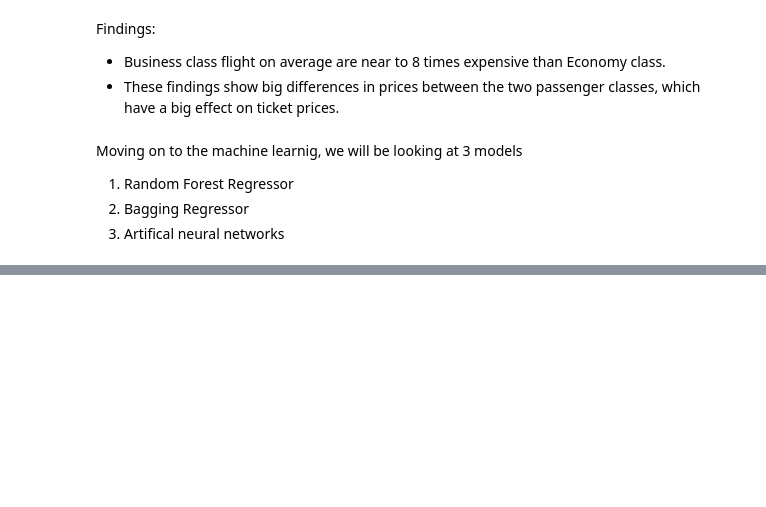
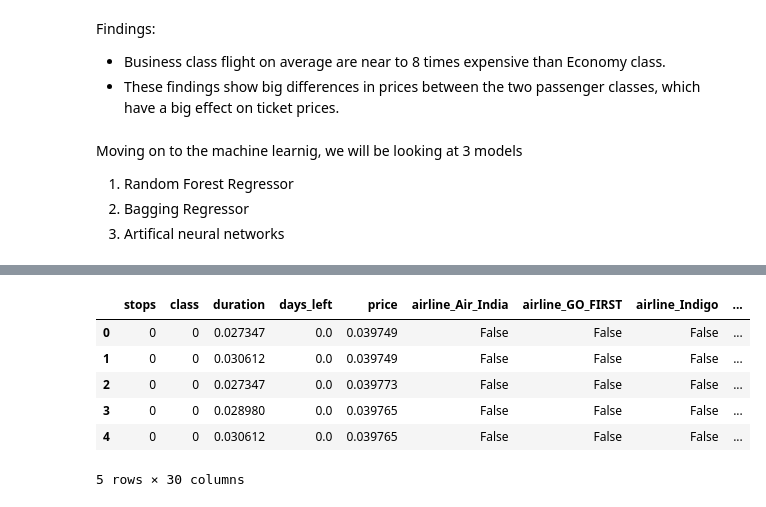
Before and after one commit to adimehta97/AIM-Final-Project, a Jupyter notebook: Flight_Price_Prediction_|_AIM_Final_Project.ipynb, the cells around one changed output, grey strips where cells are left out. Saved outputs shown, nothing was run; the diff lists cells and outputs as text; code cells hidden in the pictures; blank space fills up the shorter version.

```diff
--- a/Flight_Price_Prediction_|_AIM_Final_Project.ipynb
+++ b/Flight_Price_Prediction_|_AIM_Final_Project.ipynb
@@ -440,0 +498,24 @@ result
+# %%
+
+
+# Categoric but cardinal features
+cat_but_card_features = [column for column in df_ann.columns if (df_ann[column].dtype in ["object", "category", "bool"]) and (df_ann[column].nunique() > 36)]
+
+# Drop cardinal variables because they don't hold
+df_ann.drop(cat_but_card_features, axis=1, inplace=True)
+
+# Scaling of Numerical Features
+scaler = MinMaxScaler()
+
+num_vars = ['duration', 'days_left', 'price']
+df_ann[num_vars] = scaler.fit_transform(df_ann[num_vars])
+
+df_ann.head()
+# %% [output]
+|  | stops | class | duration | days_left | price | airline_Air_India | airline_GO_FIRST | airline_Indigo | ... |
+| 0 | 0 | 0 | 0.027347 | 0.0 | 0.039749 | False | False | False | ... |
+| 1 | 0 | 0 | 0.030612 | 0.0 | 0.039749 | False | False | False | ... |
+| 2 | 0 | 0 | 0.027347 | 0.0 | 0.039773 | False | False | False | ... |
+| 3 | 0 | 0 | 0.028980 | 0.0 | 0.039765 | False | False | False | ... |
+| 4 | 0 | 0 | 0.030612 | 0.0 | 0.039765 | False | False | False | ... |
+5 rows × 30 columns
```
Also changed, not shown: parts of 14 cells of this notebook.
